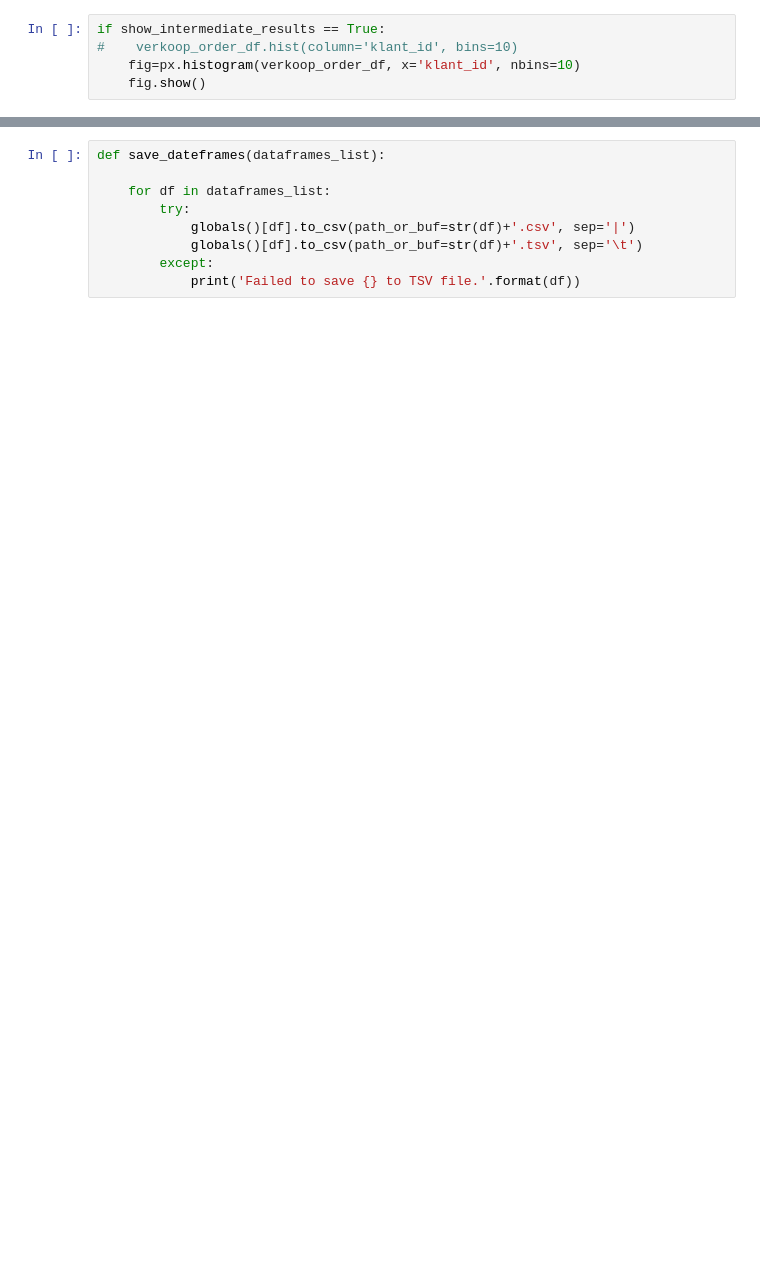
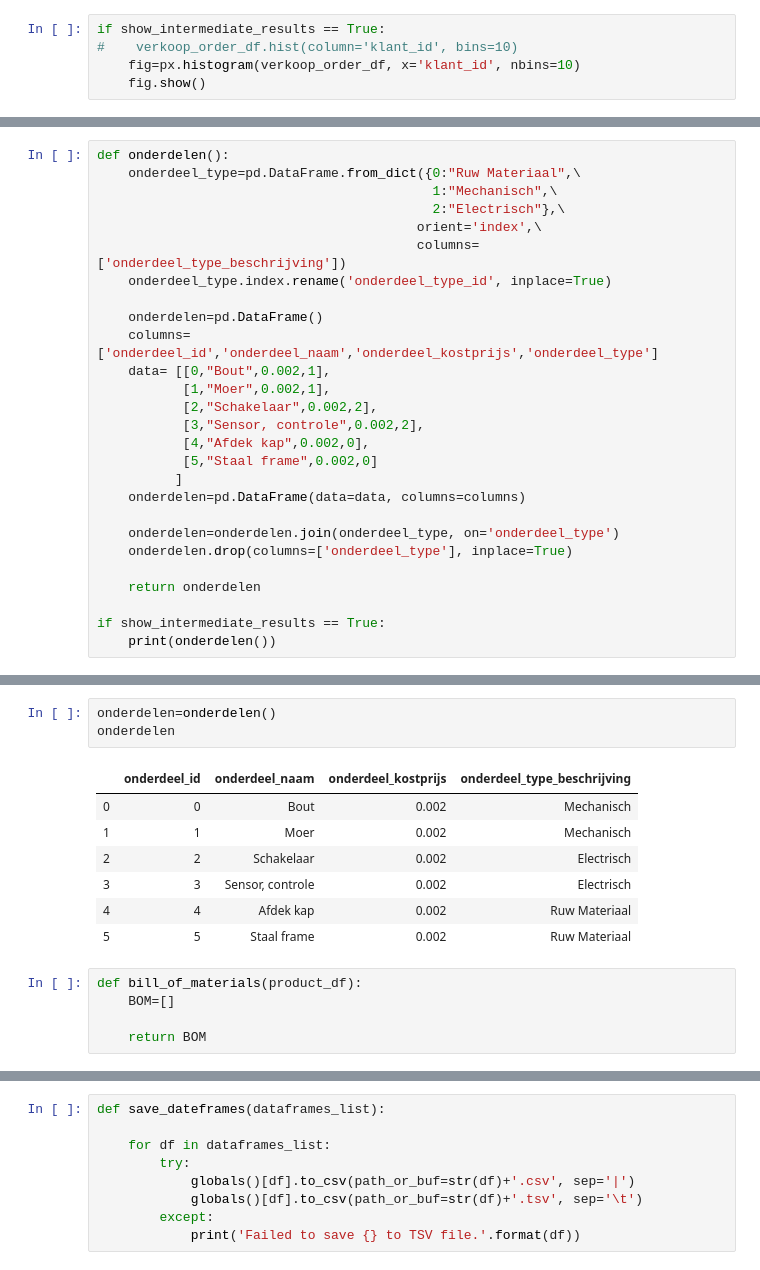
Before and after one commit to maartenor/demo-databases, a Jupyter notebook: create_dataframes.ipynb, the cells around one changed output, grey strips where cells are left out. Saved outputs shown, nothing was run; the diff lists cells and outputs as text; blank space fills up the shorter version.

```diff
--- a/create_dataframes.ipynb
+++ b/create_dataframes.ipynb
@@ -179,0 +152,27 @@ product_id
+# %%
+def onderdelen():
+    onderdeel_type=pd.DataFrame.from_dict({0:"Ruw Materiaal",\
+                                           1:"Mechanisch",\
+                                           2:"Electrisch"},\
+                                         orient='index',\
+                                         columns=['onderdeel_type_beschrijving'])
+    onderdeel_type.index.rename('onderdeel_type_id', inplace=True)
+
+    onderdelen=pd.DataFrame()
+    columns=['onderdeel_id','onderdeel_naam','onderdeel_kostprijs','onderdeel_type']
+    data= [[0,"Bout",0.002,1],
+           [1,"Moer",0.002,1],
+           [2,"Schakelaar",0.002,2],
+           [3,"Sensor, controle",0.002,2],
+           [4,"Afdek kap",0.002,0],
+           [5,"Staal frame",0.002,0]
+          ]
+    onderdelen=pd.DataFrame(data=data, columns=columns)
+
+    onderdelen=onderdelen.join(onderdeel_type, on='onderdeel_type')
+    onderdelen.drop(columns=['onderdeel_type'], inplace=True)
+
+    return onderdelen
+
+if show_intermediate_results == True:
+    print(onderdelen())
@@ -179,0 +195,16 @@ product_id
+# %%
+onderdelen=onderdelen()
+onderdelen
+# %% [output]
+|  | onderdeel_id | onderdeel_naam | onderdeel_kostprijs | onderdeel_type_beschrijving |
+| 0 | 0 | Bout | 0.002 | Mechanisch |
+| 1 | 1 | Moer | 0.002 | Mechanisch |
+| 2 | 2 | Schakelaar | 0.002 | Electrisch |
+| 3 | 3 | Sensor, controle | 0.002 | Electrisch |
+| 4 | 4 | Afdek kap | 0.002 | Ruw Materiaal |
+| 5 | 5 | Staal frame | 0.002 | Ruw Materiaal |
+# %%
+def bill_of_materials(product_df):
+    BOM=[]
+
+    return BOM
```
Also changed, not shown: parts of 31 cells of this notebook, 1 other file.
